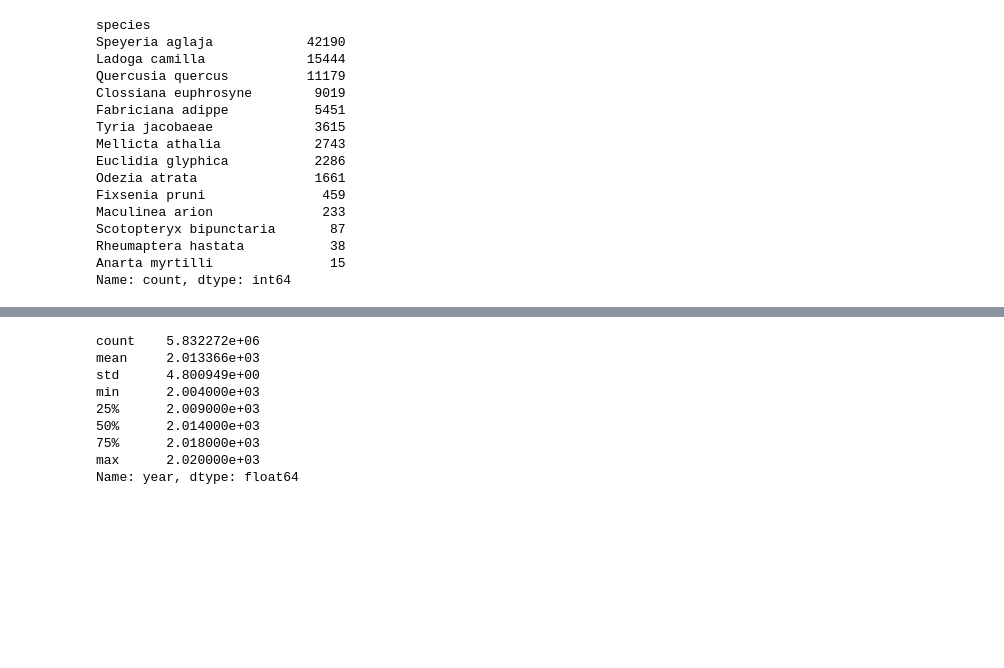
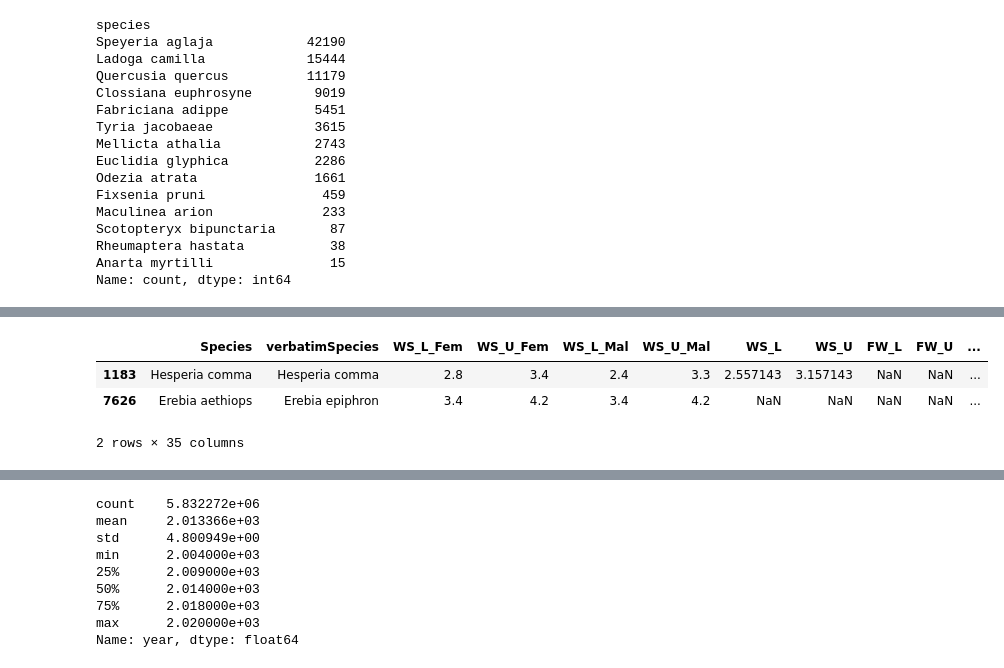
Before and after one commit to chloecousin/Butterflies, a Jupyter notebook: Capstone.ipynb, the cells around one changed output, grey strips where cells are left out. Saved outputs shown, nothing was run; the diff lists cells and outputs as text; code cells hidden in the pictures; blank space fills up the shorter version.

```diff
--- a/Capstone.ipynb
+++ b/Capstone.ipynb
@@ -563,0 +588,7 @@ dtype: int64
+# %%
+df_LepTraits4[df_LepTraits4['Species'].isin(x)]
+# %% [output]
+|  | Species | verbatimSpecies | WS_L_Fem | WS_U_Fem | WS_L_Mal | WS_U_Mal | WS_L | WS_U | FW_L | FW_U | ... |
+| 1183 | Hesperia comma | Hesperia comma | 2.8 | 3.4 | 2.4 | 3.3 | 2.557143 | 3.157143 | NaN | NaN | ... |
+| 7626 | Erebia aethiops | Erebia epiphron | 3.4 | 4.2 | 3.4 | 4.2 | NaN | NaN | NaN | NaN | ... |
+2 rows × 35 columns
```
Also changed, not shown: parts of 99 cells of this notebook.
